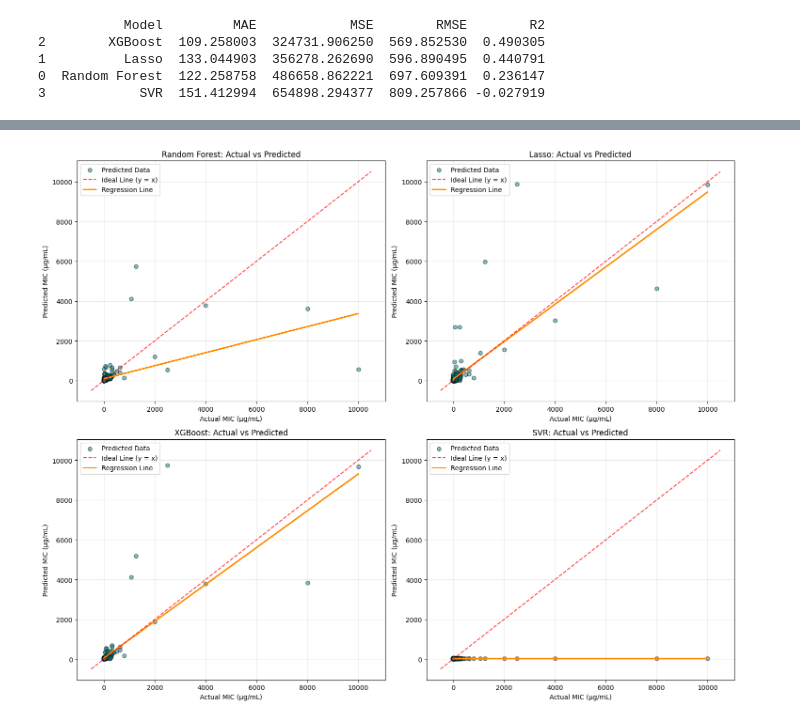
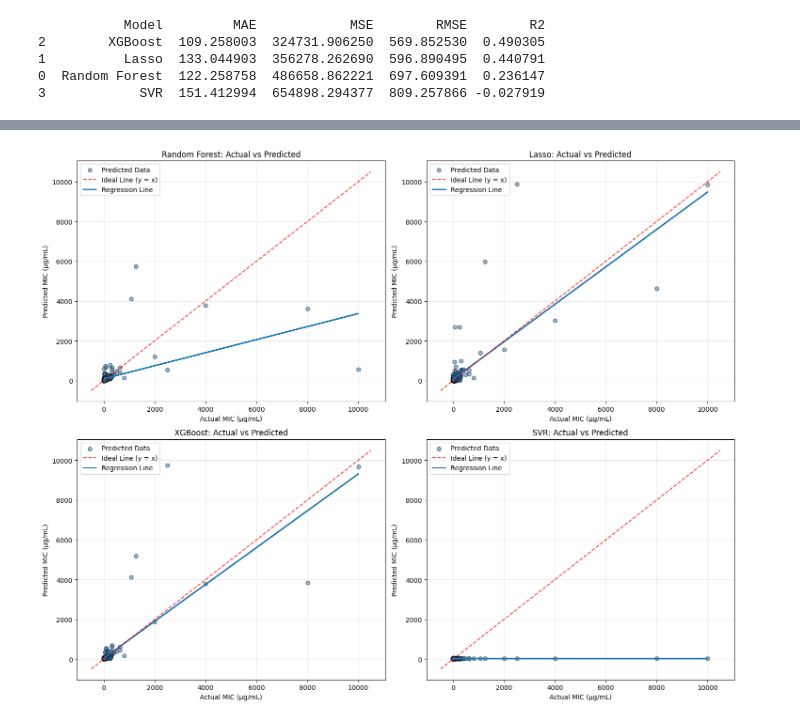
Before and after one commit to BaoNguyen151654/Biomed_DataScience, a Jupyter notebook: Performance_seltox_ml/MIC/ML_MIC.ipynb, the cells around one changed output, grey strips where cells are left out. Cells and saved outputs as stored; diff of their text form; code cells hidden in the pictures.

```diff
--- a/Performance_seltox_ml/MIC/ML_MIC.ipynb
+++ b/Performance_seltox_ml/MIC/ML_MIC.ipynb
@@ -142,3 +142,26 @@ print(evaluation_df)
 1          Lasso  133.044903  356278.262690  596.890495  0.440791
 0  Random Forest  122.258758  486658.862221  697.609391  0.236147
 3            SVR  151.412994  654898.294377  809.257866 -0.027919
+# %%
+y_actual = y_test.squeeze().values if hasattr(y_test, 'squeeze') else np.array(y_test)
+sorted_indices = np.argsort(y_actual)
+y_actual_sorted = y_actual[sorted_indices]
+
+fig, axes = plt.subplots(2, 2, figsize=(16, 12))
+axes = axes.ravel()
+
+for idx, (name, pred) in enumerate(predictions.items()):
+    ax = axes[idx]
+    pred_sorted = np.array(pred)[sorted_indices]
+
+    ax.plot(y_actual_sorted, label='Actual MIC', linestyle='-', linewidth=2, alpha=0.8)
+    ax.plot(pred_sorted, label='Predicted MIC', linestyle='--', linewidth=1.5, alpha=0.8)
+
+    ax.set_title(f'{name}: Actual vs Predicted MIC across Test Set')
+    ax.set_xlabel('Test Samples (sorted by actual MIC)')
+    ax.set_ylabel('MIC (µg/mL)')
+    ax.legend()
+    ax.grid(True, linestyle='--', alpha=0.5)
+
+plt.tight_layout()
+plt.show()
@@ -145,31 +170,31 @@ print(evaluation_df)
 # %%
 # Set up the subplot grid
 fig, axes = plt.subplots(2, 2, figsize=(15, 12))
 axes = axes.ravel()
 
 y_actual = y_test.squeeze()
 
 for idx, (name, pred) in enumerate(predictions.items()):
     ax = axes[idx]
     # Plot actual vs predicted values
-    ax.scatter(y_actual, pred, alpha=0.5, color='teal', edgecolors='k', label='Predicted Data')
+    ax.scatter(y_actual, pred, alpha=0.5, edgecolors='k', label='Predicted Data')
     # Plot the ideal line (y = x)
     lims = [
         np.min([ax.get_xlim(), ax.get_ylim()]),
         np.max([ax.get_xlim(), ax.get_ylim()])
     ]
     ax.plot(lims, lims, 'r--', alpha=0.75, zorder=3, label='Ideal Line (y = x)')
     # Plot the actual regression line
     m, b = np.polyfit(y_actual, pred, 1)
-    ax.plot(y_actual, m * y_actual + b, color='darkorange', linestyle='-', linewidth=2, label='Regression Line')
+    ax.plot(y_actual, m * y_actual + b, linestyle='-', linewidth=2, label='Regression Line')
     ax.set_xlabel('Actual MIC (µg/mL)')
     ax.set_ylabel('Predicted MIC (µg/mL)')
     ax.set_title(f'{name}: Actual vs Predicted')
     ax.legend()
     ax.grid(alpha=0.3)
 
 plt.tight_layout()
 plt.show()
 # %% [output]
-[figure, old version]
+[figure, new version]
 # %%
```
Also changed, not shown: parts of 6 cells of this notebook.
